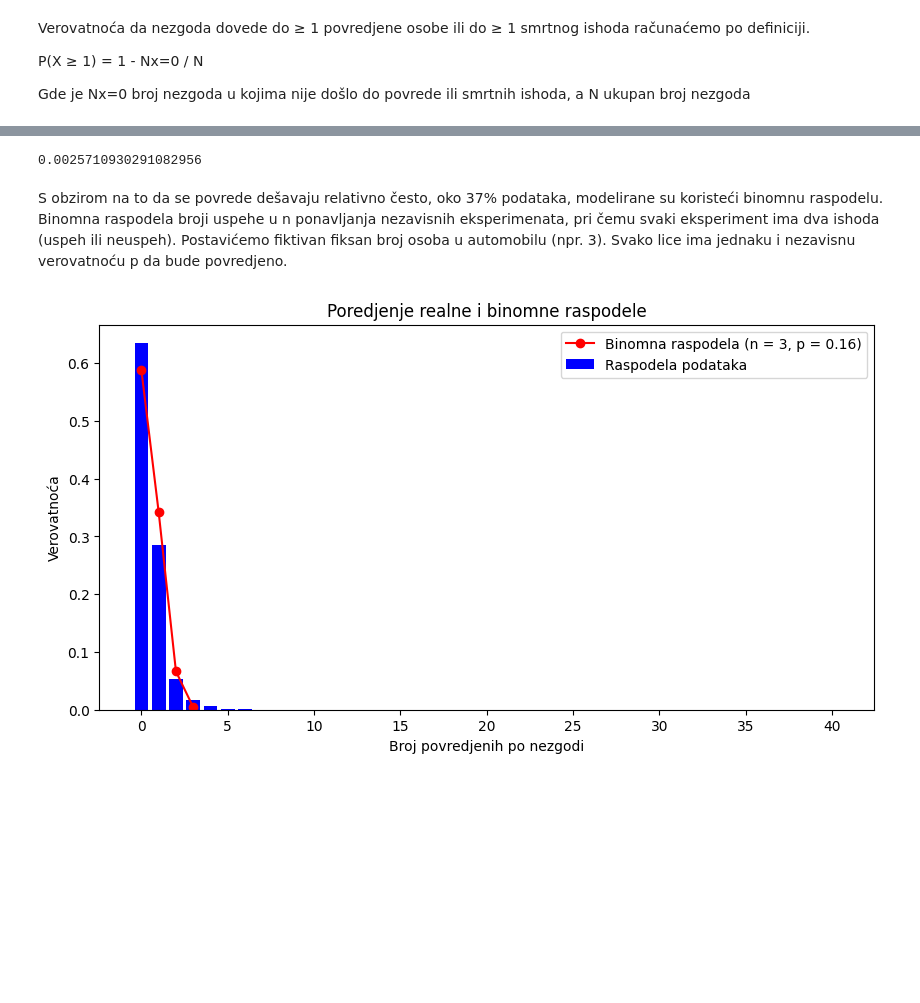
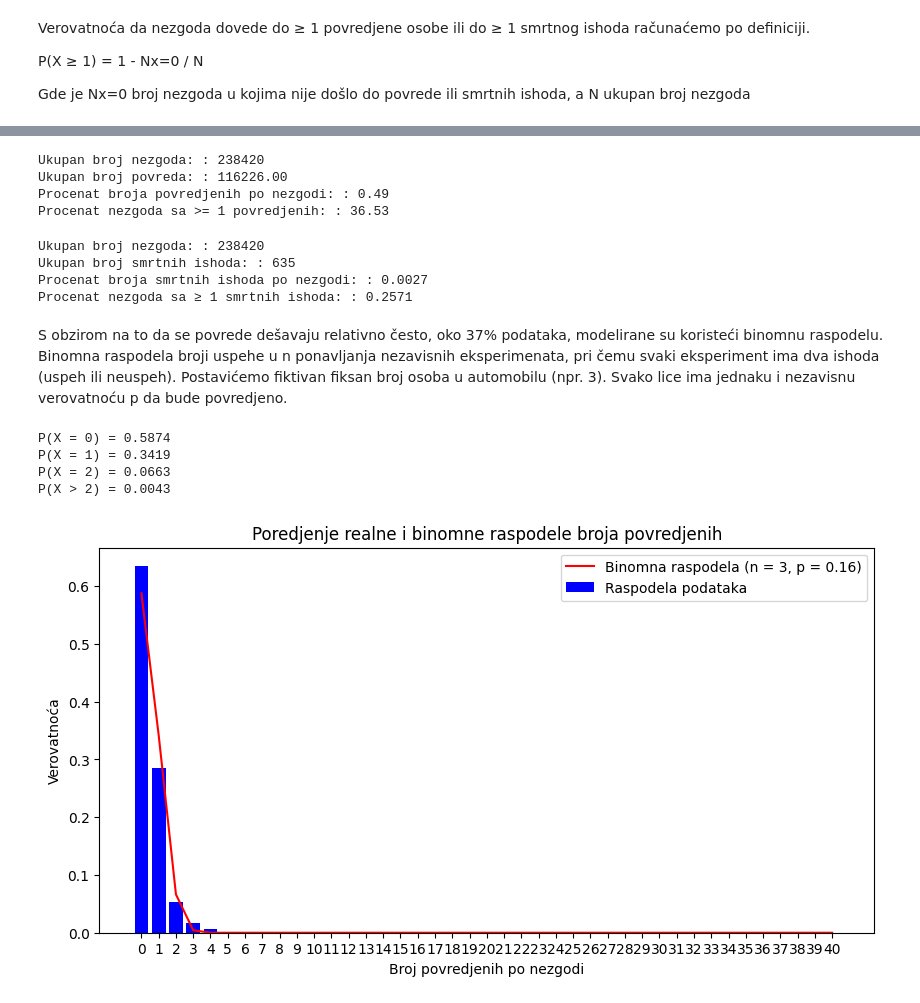
Before and after one commit to djordjeviiccmilos/Data_Analisys, a Jupyter notebook: MilosDjordjevic137RN.ipynb, the cells around one changed output, grey strips where cells are left out. Cells and saved outputs as stored; diff of their text form; code cells hidden in the pictures; blank space fills up the shorter version.

Commit message:
Zavrseno poglavlje o raspodelama i verovatnocama.

```diff
--- a/MilosDjordjevic137RN.ipynb
+++ b/MilosDjordjevic137RN.ipynb
@@ -303,10 +295,36 @@ print(p_injuries)
-# %%
-all_accidents = dataset.shape[0]
-without_casualties = dataset[dataset["Persons Killed"] == 0].shape[0]
-p_casualties = 1 - without_casualties / all_accidents
-
-print(p_casualties)
-# %% [output]
-0.0025710930291082956
+# %%
+persons_injured = dataset["Persons Injured"]
+
+injured = {
+    "Ukupan broj nezgoda: " : len(persons_injured),
+    "Ukupan broj povreda: " : persons_injured.sum(),
+    "Procenat broja povredjenih po nezgodi: " : persons_injured.mean(),
+    "Procenat nezgoda sa >= 1 povredjenih: " : (persons_injured > 0).mean() * 100
+}
+
+for i, j in injured.items():
+  print(f"{i}: {j:.2f}" if isinstance(j, float) else f"{i}: {j}")
+# %% [output]
+Ukupan broj nezgoda: : 238420
+Ukupan broj povreda: : 116226.00
+Procenat broja povredjenih po nezgodi: : 0.49
+Procenat nezgoda sa >= 1 povredjenih: : 36.53
+# %%
+persons_killed = dataset["Persons Killed"]
+
+killed = {
+    "Ukupan broj nezgoda: " : len(persons_killed),
+    "Ukupan broj smrtnih ishoda: " : persons_killed.sum(),
+    "Procenat broja smrtnih ishoda po nezgodi: " : persons_killed.mean(),
+    "Procenat nezgoda sa ≥ 1 smrtnih ishoda: " : (persons_killed > 0).mean() * 100
+}
+
+for i, j in killed.items():
+  print(f"{i}: {j:.4f}" if isinstance(j, float) else f"{i}: {j}")
+# %% [output]
+Ukupan broj nezgoda: : 238420
+Ukupan broj smrtnih ishoda: : 635
+Procenat broja smrtnih ishoda po nezgodi: : 0.0027
+Procenat nezgoda sa ≥ 1 smrtnih ishoda: : 0.2571
 # %% [markdown]
 S obzirom na to da se povrede dešavaju relativno često, oko 37% podataka, modelirane su koristeći binomnu raspodelu. Binomna raspodela broji uspehe u n ponavljanja nezavisnih eksperimenata, pri čemu svaki eksperiment ima dva ishoda (uspeh ili neuspeh). Postavićemo fiktivan fiksan broj osoba u automobilu (npr. 3). Svako lice ima jednaku i nezavisnu verovatnoću p da bude povredjeno.
@@ -317,21 +331,36 @@ p = mean_injured / n
 # %%
 from scipy.stats import binom
 
 persons_injured = dataset["Persons Injured"]
 p_data_injured = persons_injured.value_counts(normalize = True).sort_index()
 
 n = 3
 p = persons_injured.mean() / n
-x = np.arange(0, n+1)
+x = np.arange(0, persons_injured.max() + 1)
 binom_p = binom.pmf(x, n, p)
+
+p_0 = binom.pmf(0, n, p)
+p_1 = binom.pmf(1, n, p)
+p_2 = binom.pmf(2, n, p)
+p_n = binom.sf(2, n, p)
+
+print(f"\n\nP(X = 0) = {p_0:.4f}")
+print(f"P(X = 1) = {p_1:.4f}")
+print(f"P(X = 2) = {p_2:.4f}")
+print(f"P(X > 2) = {p_n:.4f}\n\n")
 
 plt.figure(figsize=(10, 5))
 plt.bar(p_data_injured.index, p_data_injured.values, label = "Raspodela podataka", color = "blue")
-plt.plot(x, binom_p, "o-", color = "red", label = f"Binomna raspodela (n = {n}, p = {p:.2f})")
+plt.plot(x, binom_p, color = "red", label = f"Binomna raspodela (n = {n}, p = {p:.2f})")
 plt.xlabel("Broj povredjenih po nezgodi")
+plt.xticks(np.arange(0, persons_injured.max() + 1))
 plt.ylabel("Verovatnoća")
-plt.title("Poredjenje realne i binomne raspodele")
+plt.title("Poredjenje realne i binomne raspodele broja povredjenih")
 plt.legend()
 plt.show()
 # %% [output]
+P(X = 0) = 0.5874
+P(X = 1) = 0.3419
+P(X = 2) = 0.0663
+P(X > 2) = 0.0043
-[figure, old version]
+[figure, new version]
```
Also changed, not shown: parts of 5 cells of this notebook.
